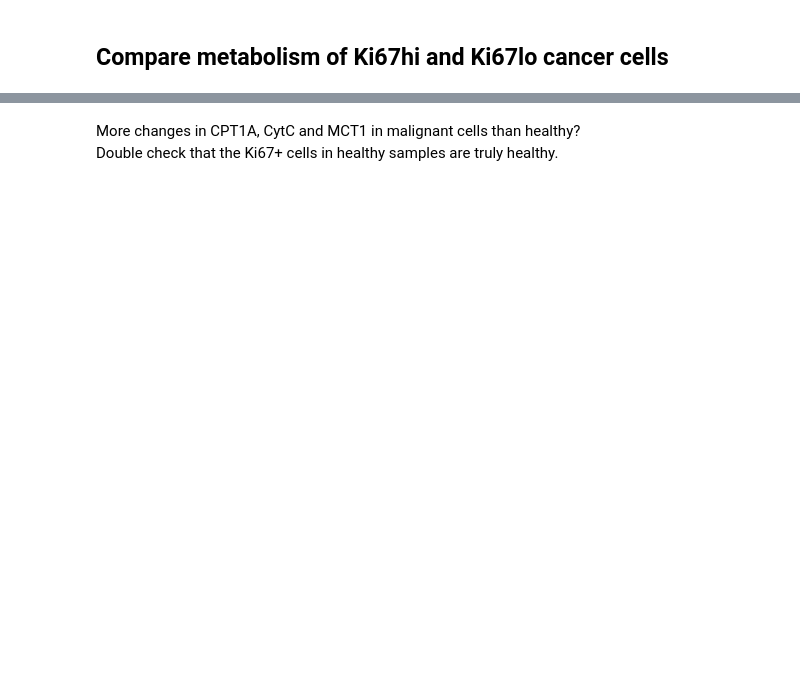
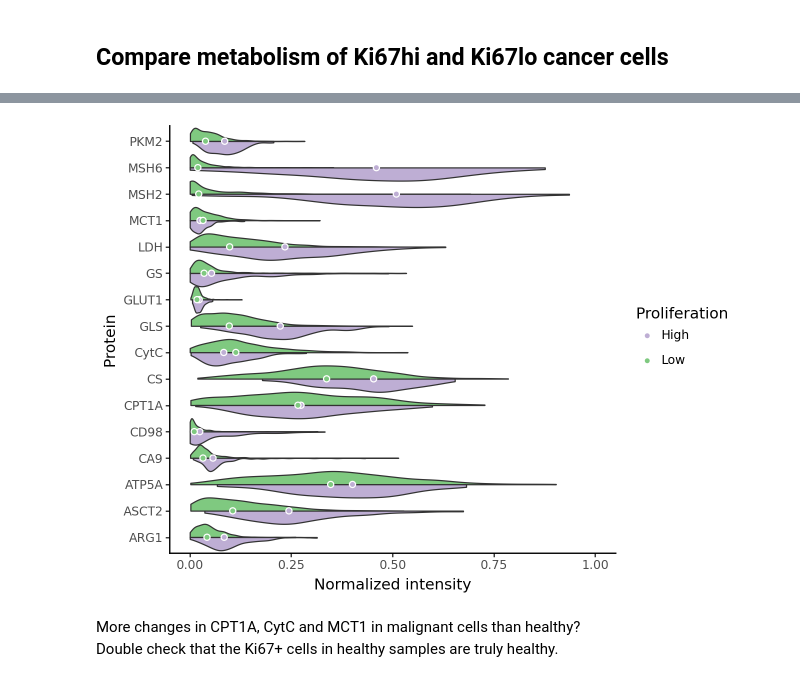
Before and after one commit to HartmannLab/MIBI-Analysis_Hamburg_CRC_TMA_2024, a Jupyter notebook: notebooks/metabolism/Aggressiveness.ipynb, the cells around one changed output, grey strips where cells are left out. Saved outputs shown, nothing was run; the diff lists cells and outputs as text; code cells hidden in the pictures; blank space fills up the shorter version.

```diff
--- a/notebooks/metabolism/Aggressiveness.ipynb
+++ b/notebooks/metabolism/Aggressiveness.ipynb
@@ -93,35 +121,38 @@ df = pd.DataFrame(adata[(adata.obs["annotation_consensus"] == "Cancer_cell") &
 df["Aggressiveness"] = ["High" if x > agg_hi else "Low" if x < agg_low else "Intermediate" for x in df["Ki67"]]
 
 df["PanCK"] = adata[(adata.obs["annotation_consensus"] == "Cancer_cell") &
     (adata.obs["Stage"] == "Colon-no.")].X[:,adata.var_names == "PanCK"].flatten().tolist()
 
 # Convert to long format
 df_long = pd.melt(df.loc[:,all_metab_col+meta_col], id_vars=meta_col, value_vars=all_metab_col)
 
 gp = ggplot(df_long, aes(x="variable", y="value")) +\
     geom_violin(data = df_long.loc[df_long.Aggressiveness == "Low",:],
                 fill = "#7fc980",
                 style="right",
                 scale="width",
                 width = 1) +\
     geom_violin(data = df_long.loc[df_long.Aggressiveness == "High",:],
                 fill = "#beaed4",
                 style="left",
                 scale="width",
                 width = 1) +\
     stat_summary(data = df_long.loc[df_long.Aggressiveness != "Intermediate",:],
                  mapping = aes(fill = "Aggressiveness"),
                  fun_y=np.median, geom='point', color='white',
                  size=2) +\
     scale_fill_manual(values = ["#beaed4", "#7fc980"]) +\
     theme_classic() +\
     coord_flip() +\
     ylab("Normalized intensity") +\
     xlab("Protein") +\
-    ylim(0,1)
+    ylim(0,1) +\
+    guides(fill=guide_legend(title="Proliferation"))
 
-ggsave(gp, "../../figures/fig3/intensity_ki67_healthy.pdf", width = 6, height = 4)
+ggsave(gp, "../../figures/fig3/intensity_ki67_healthy.pdf", width = 6, height = 4.5)
 gp
+# %% [output]
+[figure, added]
 # %% [markdown]
 More changes in CPT1A, CytC and MCT1 in malignant cells than healthy?
 Double check that the Ki67+ cells in healthy samples are truly healthy.
```
Also changed, not shown: parts of 6 cells of this notebook.
